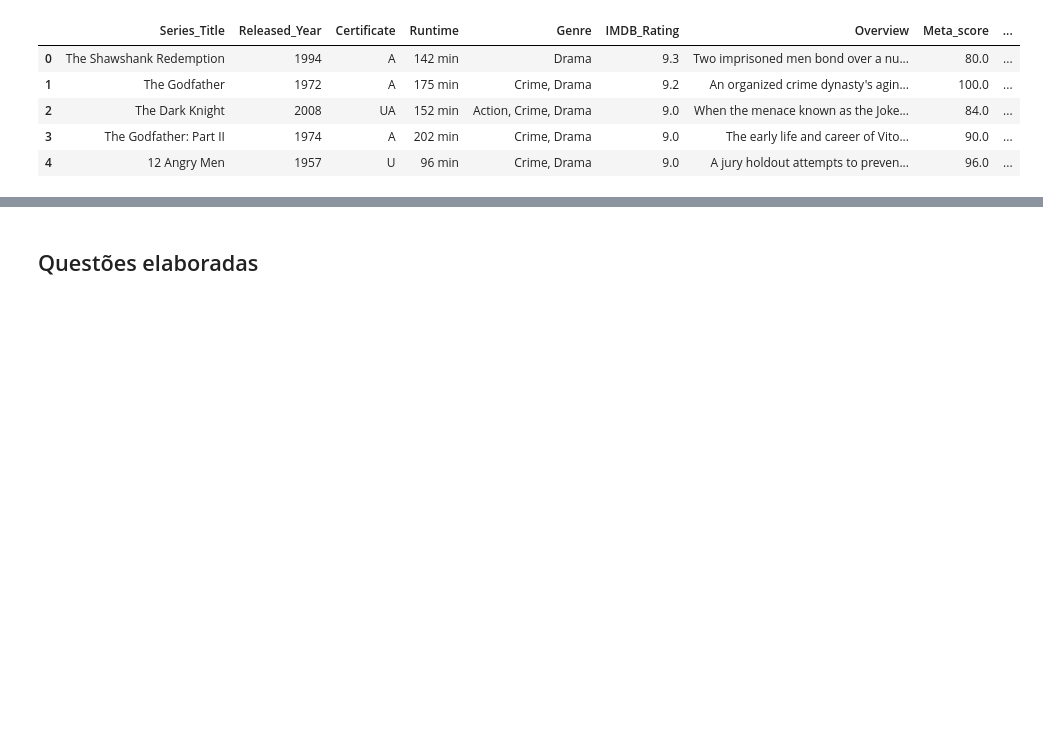
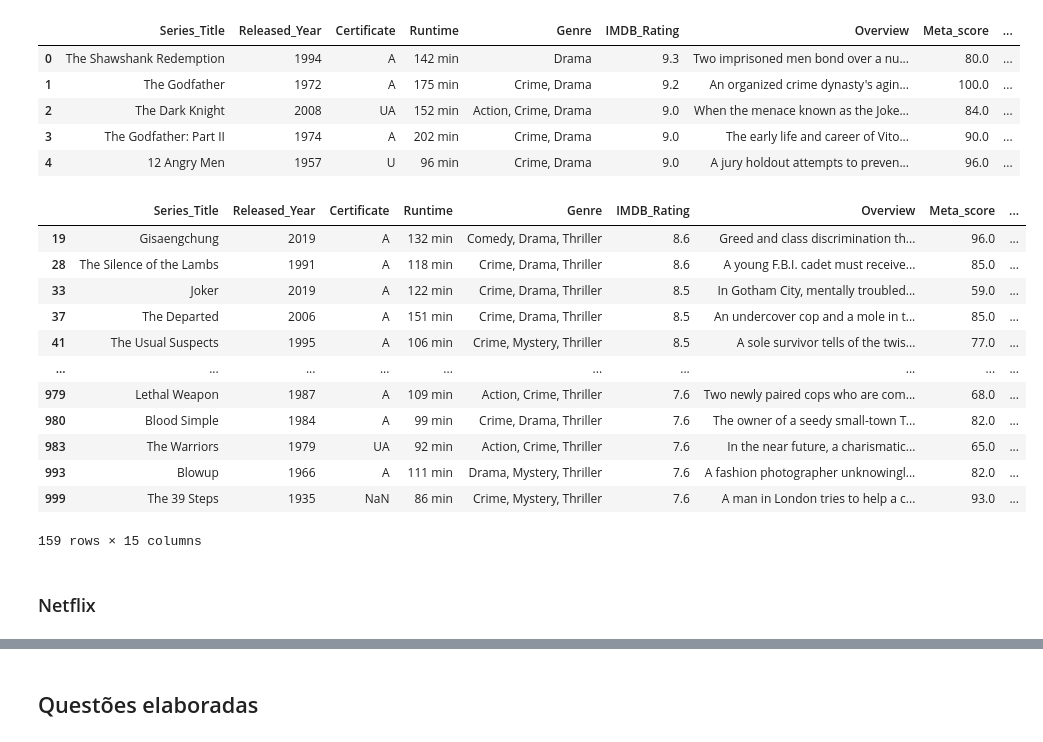
Before and after one commit to daviguerra05/checkpoint04_DataScience, a Jupyter notebook: ES-DSS-2024-CP1-2Sem.ipynb, the cells around one changed output, grey strips where cells are left out. Drawn from its saved outputs; the diff is of its cells as text; code cells hidden in the pictures; blank space fills up the shorter version.

```diff
--- a/ES-DSS-2024-CP1-2Sem.ipynb
+++ b/ES-DSS-2024-CP1-2Sem.ipynb
@@ -124,6 +126,27 @@ imdb.head()
 | 2 | The Dark Knight | 2008 | UA | 152 min | Action, Crime, Drama | 9.0 | When the menace known as the Joke... | 84.0 | ... |
 | 3 | The Godfather: Part II | 1974 | A | 202 min | Crime, Drama | 9.0 | The early life and career of Vito... | 90.0 | ... |
 | 4 | 12 Angry Men | 1957 | U | 96 min | Crime, Drama | 9.0 | A jury holdout attempts to preven... | 96.0 | ... |
+# %%
+def filtro(linha):
+    return any(genre in linha['Genre'] for genre in ["Horror", "Thriller"])
+imdb_terror = imdb[imdb.apply(filtro,axis=1)]
+imdb_terror.head()
+# %% [output]
+|  | Series_Title | Released_Year | Certificate | Runtime | Genre | IMDB_Rating | Overview | Meta_score | ... |
+| 19 | Gisaengchung | 2019 | A | 132 min | Comedy, Drama, Thriller | 8.6 | Greed and class discrimination th... | 96.0 | ... |
+| 28 | The Silence of the Lambs | 1991 | A | 118 min | Crime, Drama, Thriller | 8.6 | A young F.B.I. cadet must receive... | 85.0 | ... |
+| 33 | Joker | 2019 | A | 122 min | Crime, Drama, Thriller | 8.5 | In Gotham City, mentally troubled... | 59.0 | ... |
+| 37 | The Departed | 2006 | A | 151 min | Crime, Drama, Thriller | 8.5 | An undercover cop and a mole in t... | 85.0 | ... |
+| 41 | The Usual Suspects | 1995 | A | 106 min | Crime, Mystery, Thriller | 8.5 | A sole survivor tells of the twis... | 77.0 | ... |
+| ... | ... | ... | ... | ... | ... | ... | ... | ... | ... |
+| 979 | Lethal Weapon | 1987 | A | 109 min | Action, Crime, Thriller | 7.6 | Two newly paired cops who are com... | 68.0 | ... |
+| 980 | Blood Simple | 1984 | A | 99 min | Crime, Drama, Thriller | 7.6 | The owner of a seedy small-town T... | 82.0 | ... |
+| 983 | The Warriors | 1979 | UA | 92 min | Action, Crime, Thriller | 7.6 | In the near future, a charismatic... | 65.0 | ... |
+| 993 | Blowup | 1966 | A | 111 min | Drama, Mystery, Thriller | 7.6 | A fashion photographer unknowingl... | 82.0 | ... |
+| 999 | The 39 Steps | 1935 | NaN | 86 min | Crime, Mystery, Thriller | 7.6 | A man in London tries to help a c... | 93.0 | ... |
+159 rows × 15 columns
+# %% [markdown]
+### Netflix
 # %%
 netflix = pd.read_csv('netflix_titles.csv')
 del netflix['show_id']
```
Also changed, not shown: parts of 6 cells of this notebook.
